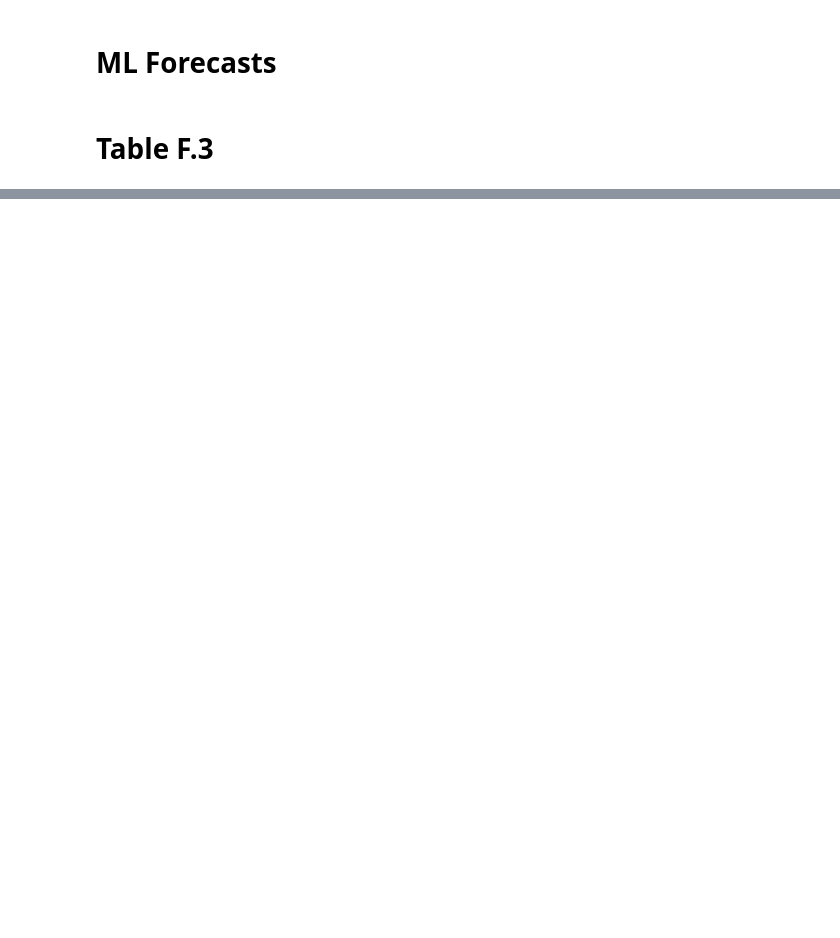
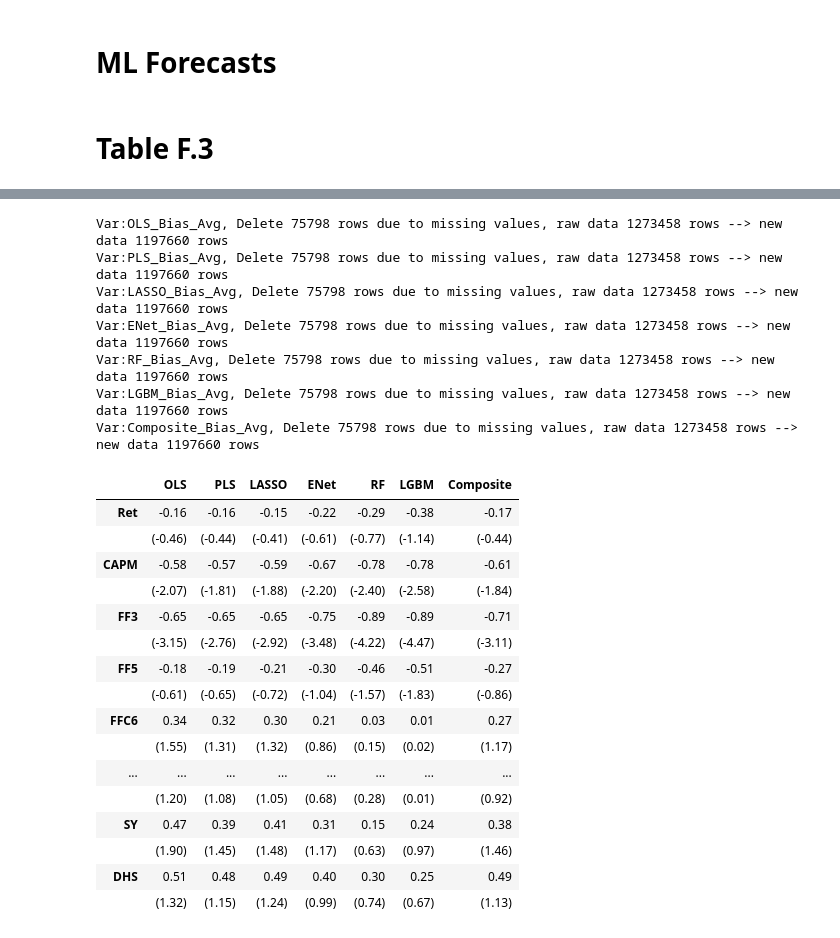
Before and after one commit to yandi-zhu/Man-versus-Machine-Learning-Revisited, a Jupyter notebook: code/05_ML_variants.ipynb, the cells around one changed output, grey strips where cells are left out. Cells and saved outputs as stored; diff of their text form; code cells hidden in the pictures; blank space fills up the shorter version.

```diff
--- a/code/05_ML_variants.ipynb
+++ b/code/05_ML_variants.ipynb
@@ -130,8 +130,8 @@ def GridSearch(mdl_class, param_grid,
 X_col_qtr = ratio_chars + ['ret','prc','EPS_true_l1_q1'] + ['RGDP', 'RCON', 'INDPROD', 'UNEMP']
 X_col_ann = ratio_chars + ['ret','prc','EPS_true_l1_y1'] + ['RGDP', 'RCON', 'INDPROD', 'UNEMP']
 # Rolling Window
-train_window = 3
-validation_window = 1
+train_window = 36
+validation_window = 12
 # Output path
 output_dir = '../data/Results/ML_variants/'
 # %%
@@ -349,9 +345,9 @@ forecast_all = reduce(lambda x,y: pd.merge(x,y,on=['permno','YearMonth'],how='ou
                       forecast_all)
 forecast_all.reset_index(inplace=True)
 
-## Stacking
+## Composite
 for i in ['Q1','Q2','Q3','Y1','Y2']:
-    forecast_all[f'Stack_EPS_{i}'] = forecast_all[[f'OLS_EPS_{i}',f'PLS_EPS_{i}',f'LASSO_EPS_{i}',
+    forecast_all[f'Composite_EPS_{i}'] = forecast_all[[f'OLS_EPS_{i}',f'PLS_EPS_{i}',f'LASSO_EPS_{i}',
                                                    f'ENet_EPS_{i}',f'RF_EPS_{i}',f'LGBM_EPS_{i}']].mean(axis=1)
 
 df = df_tmp.merge(forecast_all, on=['permno','YearMonth'])
@@ -371,7 +372,7 @@ df['ANA_EPS_Y2'] = df['EPS_ana_y2']
 # %%
 ### 1. Forecast Performance
 idx = ['Q1','Q2','Q3','Y1','Y2']
-col = abbr_list + ['Stack']
+col = abbr_list + ['Composite']
 MSE = pd.DataFrame(index=idx, columns=col)
 ## To make sure we have the same sample
 N_obs = pd.DataFrame(index=idx, columns=col)
@@ -386,18 +394,3 @@ for c in col:
-# %%
-### 1. Forecast Performance
-idx = ['Q1','Q2','Q3','Y1','Y2']
-col = abbr_list + ['Stack']
-MSE = pd.DataFrame(index=idx, columns=col)
-## To make sure we have the same sample
-N_obs = pd.DataFrame(index=idx, columns=col)
-for c in col:
-    for i in idx:
-        df_ = df.dropna(subset=[f'REAL_EPS_{i}',f'{c}_EPS_{i}'])
-        MSE.loc[i, c] = df_.groupby('YearMonth').apply(lambda x: np.mean((x[f'REAL_EPS_{i}']-x[f'{c}_EPS_{i}'])**2)
-                                                        ).mean()
-        N_obs.loc[i,c] = df_.shape[0]
-(MSE).to_clipboard()
-(MSE)
 # %%
 ## Panel A of Table F.3
 ## MSE Compared to RF model
@@ -433,7 +438,7 @@ all_factor['YearMonth'] = pd.to_datetime(all_factor['yyyymm'], format='%Y%m') +
 all_factor['YearMonth'] = all_factor['YearMonth'] + MonthEnd(-1)
 # %%
 idx = ['Q1','Q2','Q3','Y1','Y2']
-col = abbr_list + ['Stack']
+col = abbr_list + ['Composite']
 num_level = 5
 factor_dict = {'Ret': ['ones'],
                'CAPM':['ones','Mkt_RF'],
@@ -447,30 +452,55 @@ factor_dict = {'Ret': ['ones'],
                }
 
 rlts = []
 for c in col:
     for i in idx:
         df[f'{c}_Bias_{i}'] = (df[f'ANA_EPS_{i}'] - df[f'{c}_EPS_{i}'])/df['prc_l1']
 
     # Average Bias
     df[f'{c}_Bias_Avg'] = df[[f'{c}_Bias_Q1',f'{c}_Bias_Q2',f'{c}_Bias_Q3',
                               f'{c}_Bias_Y1',f'{c}_Bias_Y2']].mean(axis=1)
 
     nonNA = (~df[[f'{c}_Bias_Q1',f'{c}_Bias_Q2',f'{c}_Bias_Q3',
                   f'{c}_Bias_Y1',f'{c}_Bias_Y2']].isna()).sum(axis=1)
     df[f'{c}_Bias_Avg'] = np.where(nonNA > 1,
                                    df[f'{c}_Bias_Avg'],
                                    np.nan)
 
     sort_var = f'{c}_Bias_Avg'
     _,vwret1 = utils.SingleSort(df,'PERMNO', 'YearMonth',
                                     sort_var, 'bh1m', num_level,
                                     'ME', quantile_filter=None)
     result = utils.SingleSort_RetAna(_,vwret1,'YearMonth',factor_data=all_factor,factor_dict=factor_dict,lag=12)
     result = result['H-L']
 
     result.name = c
     rlts.append(result)
     # break
 rlts = pd.concat(rlts,axis=1)
 rlts.to_clipboard()
 rlts
+# %% [output]
+Var:OLS_Bias_Avg, Delete 75798 rows due to missing values, raw data 1273458 rows --> new data 1197660 rows
+Var:PLS_Bias_Avg, Delete 75798 rows due to missing values, raw data 1273458 rows --> new data 1197660 rows
+Var:LASSO_Bias_Avg, Delete 75798 rows due to missing values, raw data 1273458 rows --> new data 1197660 rows
+Var:ENet_Bias_Avg, Delete 75798 rows due to missing values, raw data 1273458 rows --> new data 1197660 rows
+Var:RF_Bias_Avg, Delete 75798 rows due to missing values, raw data 1273458 rows --> new data 1197660 rows
+Var:LGBM_Bias_Avg, Delete 75798 rows due to missing values, raw data 1273458 rows --> new data 1197660 rows
+Var:Composite_Bias_Avg, Delete 75798 rows due to missing values, raw data 1273458 rows --> new data 1197660 rows
+|  | OLS | PLS | LASSO | ENet | RF | LGBM | Composite |
+| Ret | -0.16 | -0.16 | -0.15 | -0.22 | -0.29 | -0.38 | -0.17 |
+|  | (-0.46) | (-0.44) | (-0.41) | (-0.61) | (-0.77) | (-1.14) | (-0.44) |
+| CAPM | -0.58 | -0.57 | -0.59 | -0.67 | -0.78 | -0.78 | -0.61 |
+|  | (-2.07) | (-1.81) | (-1.88) | (-2.20) | (-2.40) | (-2.58) | (-1.84) |
+| FF3 | -0.65 | -0.65 | -0.65 | -0.75 | -0.89 | -0.89 | -0.71 |
+|  | (-3.15) | (-2.76) | (-2.92) | (-3.48) | (-4.22) | (-4.47) | (-3.11) |
+| FF5 | -0.18 | -0.19 | -0.21 | -0.30 | -0.46 | -0.51 | -0.27 |
+|  | (-0.61) | (-0.65) | (-0.72) | (-1.04) | (-1.57) | (-1.83) | (-0.86) |
+| FFC6 | 0.34 | 0.32 | 0.30 | 0.21 | 0.03 | 0.01 | 0.27 |
+|  | (1.55) | (1.31) | (1.32) | (0.86) | (0.15) | (0.02) | (1.17) |
+| ... | ... | ... | ... | ... | ... | ... | ... |
+|  | (1.20) | (1.08) | (1.05) | (0.68) | (0.28) | (0.01) | (0.92) |
+| SY | 0.47 | 0.39 | 0.41 | 0.31 | 0.15 | 0.24 | 0.38 |
+|  | (1.90) | (1.45) | (1.48) | (1.17) | (0.63) | (0.97) | (1.46) |
+| DHS | 0.51 | 0.48 | 0.49 | 0.40 | 0.30 | 0.25 | 0.49 |
+|  | (1.32) | (1.15) | (1.24) | (0.99) | (0.74) | (0.67) | (1.13) |
```
Also changed, not shown: parts of 7 cells of this notebook, 3 other files.
